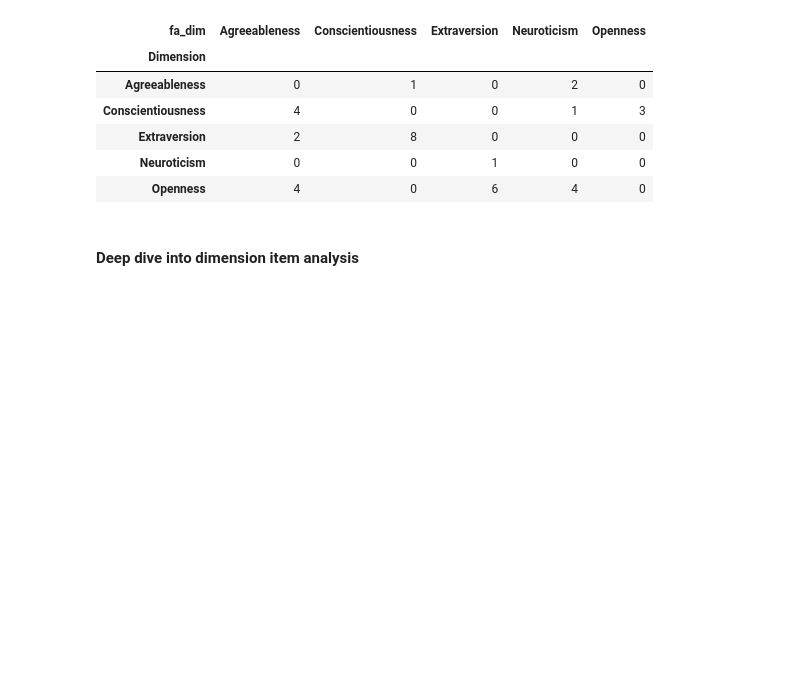
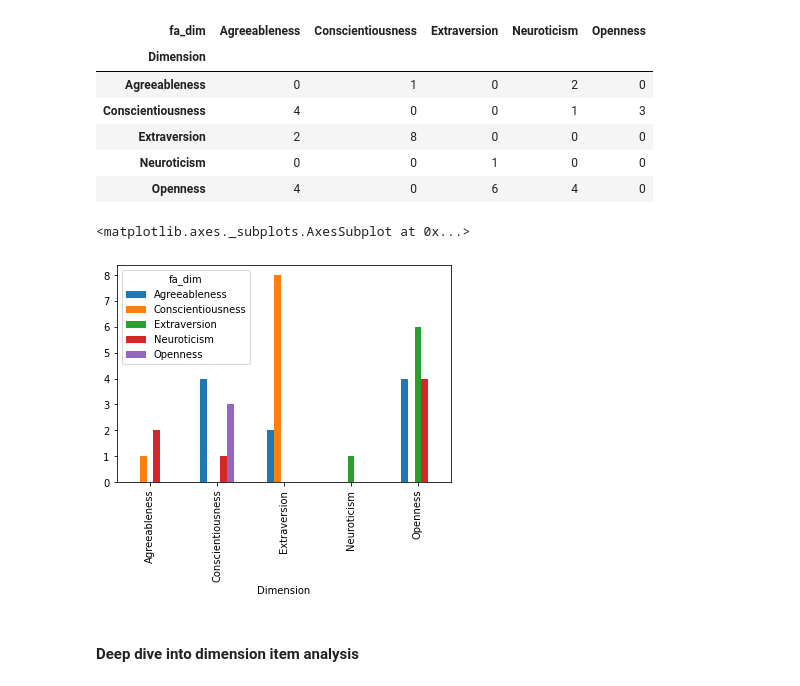
Before and after one commit to AnaSenso/DM0320-final-project, a Jupyter notebook: src/testing_docs/Outputs.ipynb, the cells around one changed output. Saved outputs shown, nothing was run; the diff lists cells and outputs as text; code cells hidden in the pictures; blank space fills up the shorter version.

```diff
--- a/src/testing_docs/Outputs.ipynb
+++ b/src/testing_docs/Outputs.ipynb
@@ -82,6 +83,11 @@ d_error
 | Extraversion | 2 | 8 | 0 | 0 | 0 |
 | Neuroticism | 0 | 0 | 1 | 0 | 0 |
 | Openness | 4 | 0 | 6 | 4 | 0 |
+# %%
+d_error.plot.bar()
+# %% [output]
+<matplotlib.axes._subplots.AxesSubplot at 0x...>
+[figure, added]
 # %% [markdown]
 #### Deep dive into dimension item analysis
 # %%
```
Also changed, not shown: parts of 12 cells of this notebook, 27 other files.
